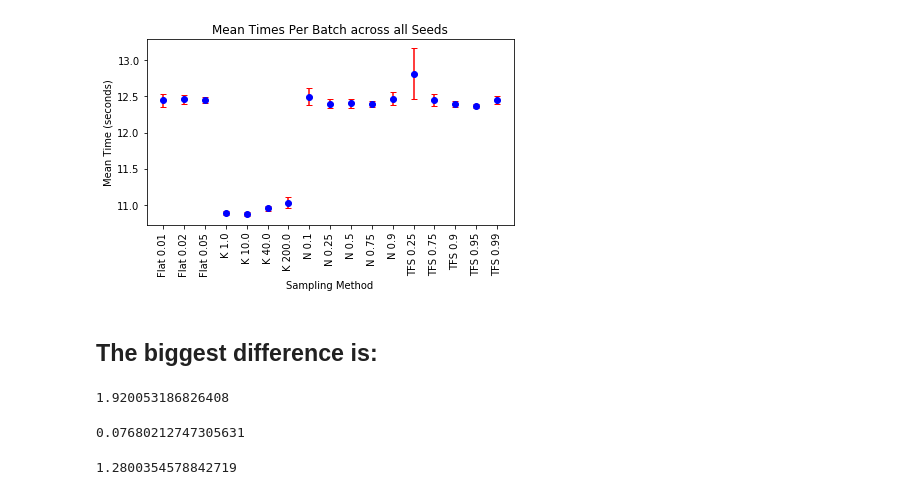
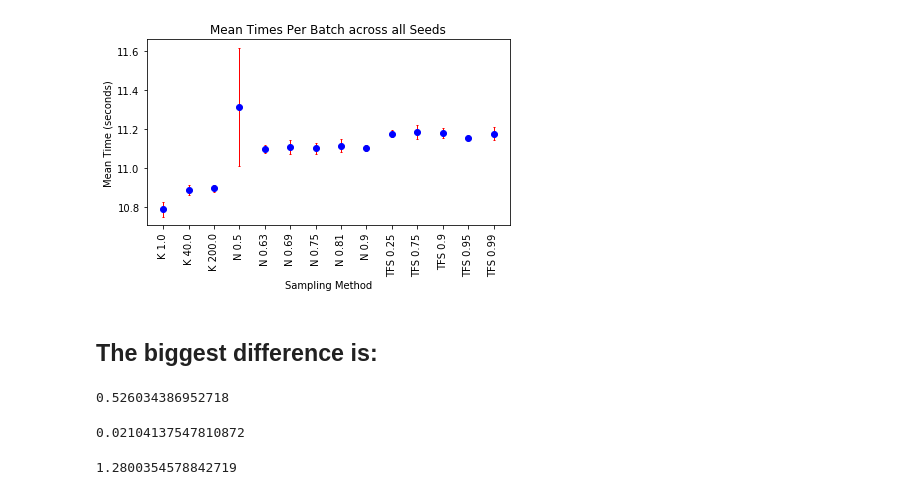
Before and after one commit to TrentBrick/tail-sampling, a Jupyter notebook: TimeCalculator.ipynb, the cells around one changed output. Saved outputs shown, nothing was run; the diff lists cells and outputs as text; code cells hidden in the pictures.

```diff
--- a/TimeCalculator.ipynb
+++ b/TimeCalculator.ipynb
@@ -9,8 +9,8 @@ import torch
 # %%
 gpt_out_path = 'gpt-2_output/'
 # %%
-vals_dict = {'tfs':[0.25, 0.75, 0.9, 0.95, 0.99], 'flat':[0.01, 0.02, 0.05],
-'n': [0.1, 0.25, 0.5, 0.75, 0.9], 'k':[1,10,40,200]  }
+vals_dict = {'tfs':[0.25, 0.75, 0.9, 0.95, 0.99],
+'n': [0.5, 0.63, 0.69, 0.81, 0.75, 0.9], 'k':[1,40,200]  }
 # %%
 import random
 keys =  list(vals_dict.keys())      # Python 3; use keys = d.keys() in Python 2
@@ -29,7 +28,9 @@ times = []
 for key,all_params in vals_dict.items():
     for par in all_params:
         for seed in [28,56,10,40,9]:
-            time = pickle.load( gzip.open(gpt_out_path+'time_taken_for_all_'+key+'-sampling-type_'+str(par)+'-sampling-param_100-word-prompts_150-gen-length_100-number-of-prompts_'+str(seed)+'-seed.pickle.gz', 'rb'))
+
+            time = pickle.load( gzip.open(gpt_out_path+'time_taken_for_all_'+key+'-sampling-type_'+str(par)+'-sampling-param_100-word-prompts_150-gen-length_100-number-of-prompts_'+str(seed)+'-seed_345M_model-parallelized.pickle.gz', 'rb'))
+            #'time_taken_for_all_'+key+'-sampling-type_'+str(par)+'-sampling-param_100-word-prompts_150-gen-length_100-number-of-prompts_'+str(seed)+'-seed.pickle.gz', 'rb'))
             times.append((key, seed, par, time))
 # %%
 times = pd.DataFrame(times, columns=['sampling_method', 'seed', 'param', 'batch_times'])
@@ -129,15 +164,15 @@ flat_vals['names'] = flat_vals['level_0'].apply(lambda x: x.capitalize() if x !=
 # %%
 
 plt.figure()
 x_pos = np.arange(flat_vals.shape[0])
-plt.errorbar(x_pos, flat_vals['mean'], flat_vals['err'], ecolor='red', fmt='o', capsize=3, color = 'blue')
+plt.errorbar(x_pos, flat_vals['mean'], flat_vals['err'], ecolor='red', fmt='o', linewidth=1, capsize=1, color = 'blue')
 plt.xticks(x_pos, flat_vals['names'])
 plt.ylabel('Mean Time (seconds)')
 plt.xlabel('Sampling Method')
 plt.xticks(rotation=90)
 plt.title('Mean Times Per Batch across all Seeds')
 plt.tight_layout()
 plt.gcf().savefig('ImageOutputs/MeanTimesPerBatch.png',dpi=250)
 plt.show()
 # %% [output]
-[figure, old version]
+[figure, new version]
@@ -146,11 +183,11 @@ plt.show()
 # %%
 flat_vals['mean'].max() - flat_vals['mean'].min()
 # %% [output]
-1.920053186826408
+0.526034386952718
 # %%
 (flat_vals['mean'].max() - flat_vals['mean'].min()) / 25 # per sample as 25 to a batch.
 # %% [output]
-0.07680212747305631
+0.02104137547810872
 # %%
 (1000*0.07680212747305631)/60 # extra minutes per 1,000 samples.
 
```
Also changed, not shown: parts of 18 cells of this notebook, 5 other files.
